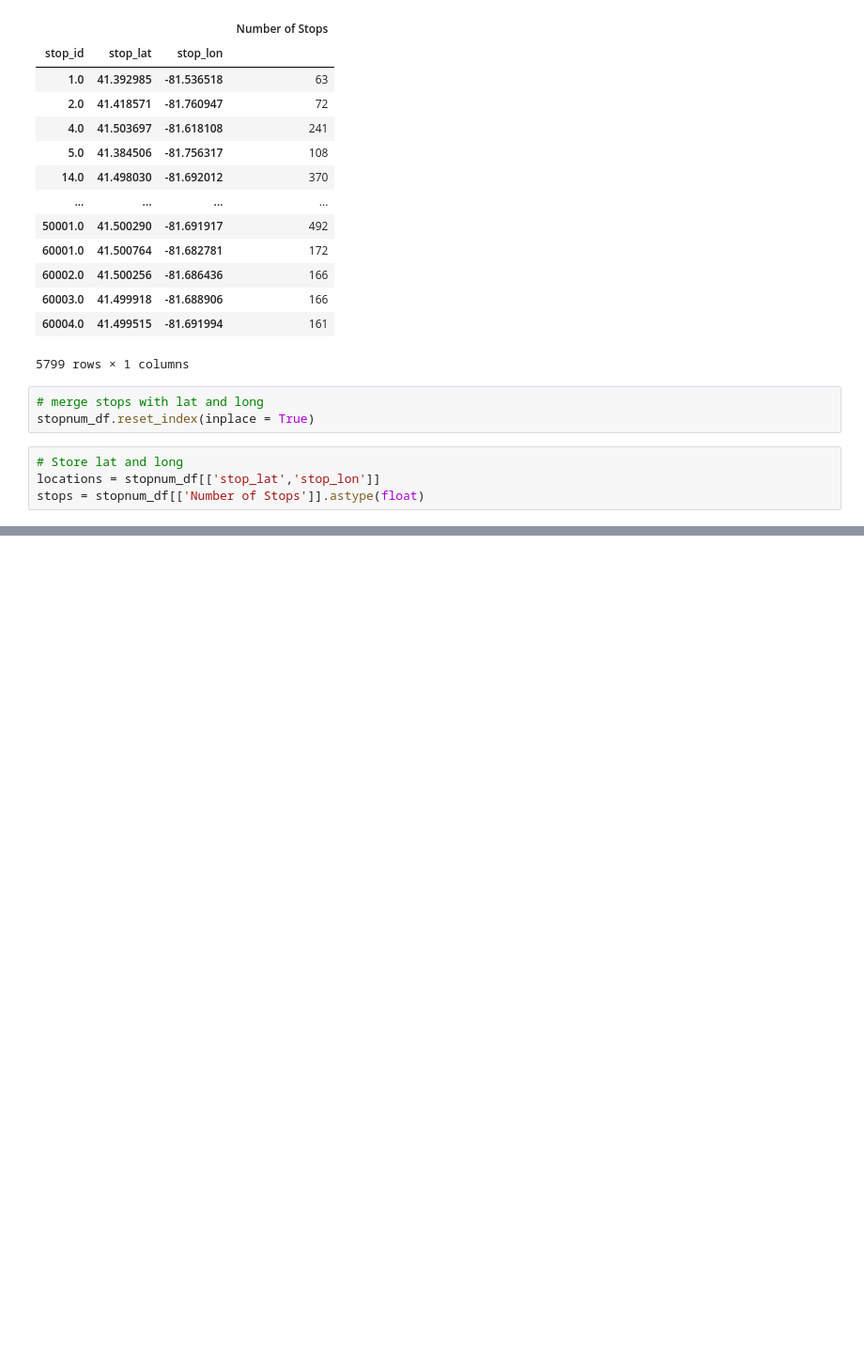
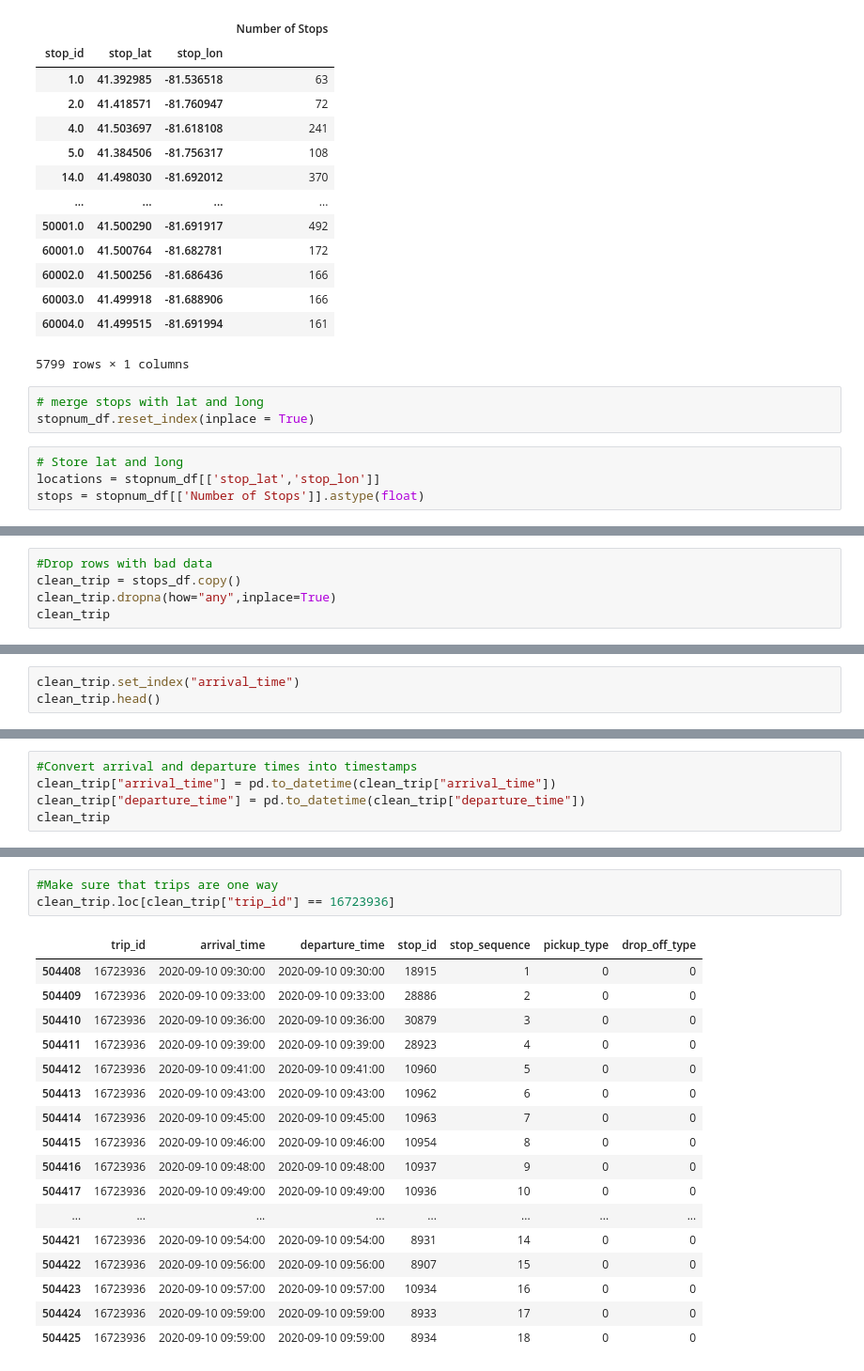
Before and after one commit to tanazimmer/Project1, a Jupyter notebook: bus_project.ipynb, the cells around one changed output, grey strips where cells are left out. Shown at 94% size. Drawn from its saved outputs; the diff is of its cells as text; blank space fills up the shorter version.

```diff
--- a/bus_project.ipynb
+++ b/bus_project.ipynb
@@ -119,0 +125,5 @@ fig_mark
+# %%
+#Drop rows with bad data
+clean_trip = stops_df.copy()
+clean_trip.dropna(how="any",inplace=True)
+clean_trip
@@ -119,0 +144,3 @@ fig_mark
+# %%
+clean_trip.set_index("arrival_time")
+clean_trip.head()
@@ -119,0 +154,5 @@ fig_mark
+# %%
+#Convert arrival and departure times into timestamps
+clean_trip["arrival_time"] = pd.to_datetime(clean_trip["arrival_time"])
+clean_trip["departure_time"] = pd.to_datetime(clean_trip["departure_time"])
+clean_trip
@@ -119,0 +186,21 @@ fig_mark
+# %%
+#Make sure that trips are one way
+clean_trip.loc[clean_trip["trip_id"] == 16723936]
+# %% [output]
+|  | trip_id | arrival_time | departure_time | stop_id | stop_sequence | pickup_type | drop_off_type |
+| 504408 | 16723936 | 2020-09-10 09:30:00 | 2020-09-10 09:30:00 | 18915 | 1 | 0 | 0 |
+| 504409 | 16723936 | 2020-09-10 09:33:00 | 2020-09-10 09:33:00 | 28886 | 2 | 0 | 0 |
+| 504410 | 16723936 | 2020-09-10 09:36:00 | 2020-09-10 09:36:00 | 30879 | 3 | 0 | 0 |
+| 504411 | 16723936 | 2020-09-10 09:39:00 | 2020-09-10 09:39:00 | 28923 | 4 | 0 | 0 |
+| 504412 | 16723936 | 2020-09-10 09:41:00 | 2020-09-10 09:41:00 | 10960 | 5 | 0 | 0 |
+| 504413 | 16723936 | 2020-09-10 09:43:00 | 2020-09-10 09:43:00 | 10962 | 6 | 0 | 0 |
+| 504414 | 16723936 | 2020-09-10 09:45:00 | 2020-09-10 09:45:00 | 10963 | 7 | 0 | 0 |
+| 504415 | 16723936 | 2020-09-10 09:46:00 | 2020-09-10 09:46:00 | 10954 | 8 | 0 | 0 |
+| 504416 | 16723936 | 2020-09-10 09:48:00 | 2020-09-10 09:48:00 | 10937 | 9 | 0 | 0 |
+| 504417 | 16723936 | 2020-09-10 09:49:00 | 2020-09-10 09:49:00 | 10936 | 10 | 0 | 0 |
+| ... | ... | ... | ... | ... | ... | ... | ... |
+| 504421 | 16723936 | 2020-09-10 09:54:00 | 2020-09-10 09:54:00 | 8931 | 14 | 0 | 0 |
+| 504422 | 16723936 | 2020-09-10 09:56:00 | 2020-09-10 09:56:00 | 8907 | 15 | 0 | 0 |
+| 504423 | 16723936 | 2020-09-10 09:57:00 | 2020-09-10 09:57:00 | 10934 | 16 | 0 | 0 |
+| 504424 | 16723936 | 2020-09-10 09:59:00 | 2020-09-10 09:59:00 | 8933 | 17 | 0 | 0 |
+| 504425 | 16723936 | 2020-09-10 09:59:00 | 2020-09-10 09:59:00 | 8934 | 18 | 0 | 0 |
```
Also changed, not shown: parts of 9 cells of this notebook.
